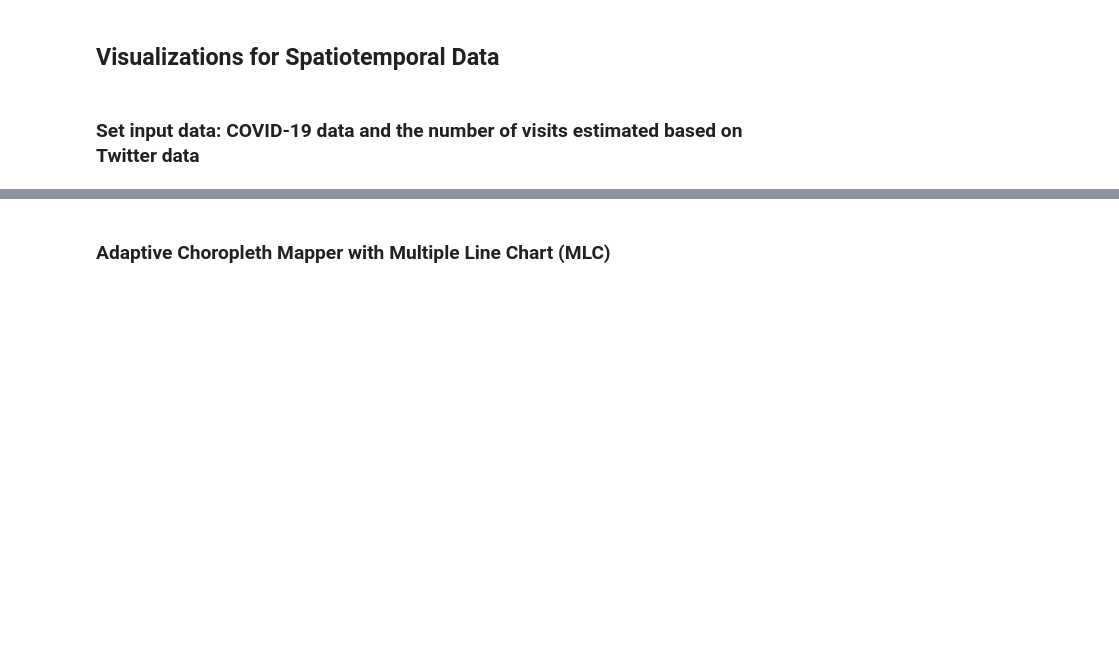
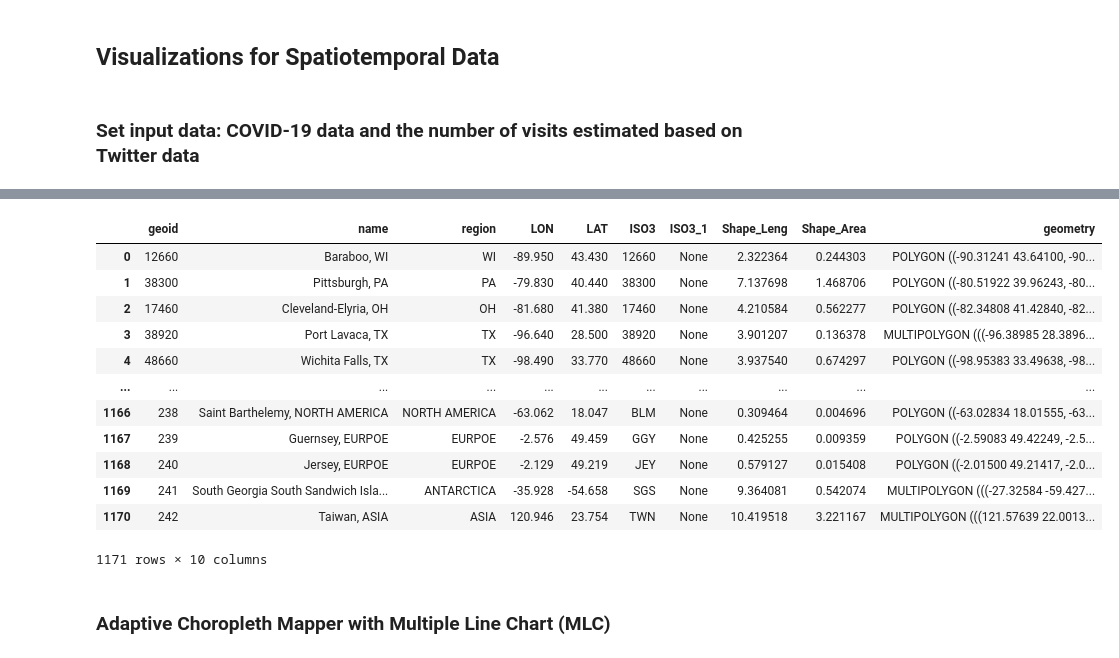
Before and after one commit to cybergis/CyberGIS-Vis, a Jupyter notebook: Quantitative_Data_Vis/Adaptive_Chropleth_Mapper.ipynb, the cells around one changed output, grey strips where cells are left out. Cells and saved outputs as stored; diff of their text form; code cells hidden in the pictures; blank space fills up the shorter version.

```diff
--- a/Quantitative_Data_Vis/Adaptive_Chropleth_Mapper.ipynb
+++ b/Quantitative_Data_Vis/Adaptive_Chropleth_Mapper.ipynb
@@ -17,7 +31,21 @@ Covid_Visits
 # %%
 shapefile_MSA = gpd.read_file("shp/MSA_country/msa_country.shp", dtype={'GEOID':str})
 shapefile_MSA = shapefile_MSA.rename(columns={'GEOID': 'geoid', 'NAME_1':'name'})
-shapefile
+shapefile_MSA
+# %% [output]
+|  | geoid | name | region | LON | LAT | ISO3 | ISO3_1 | Shape_Leng | Shape_Area | geometry |
+| 0 | 12660 | Baraboo, WI | WI | -89.950 | 43.430 | 12660 | None | 2.322364 | 0.244303 | POLYGON ((-90.31241 43.64100, -90... |
+| 1 | 38300 | Pittsburgh, PA | PA | -79.830 | 40.440 | 38300 | None | 7.137698 | 1.468706 | POLYGON ((-80.51922 39.96243, -80... |
+| 2 | 17460 | Cleveland-Elyria, OH | OH | -81.680 | 41.380 | 17460 | None | 4.210584 | 0.562277 | POLYGON ((-82.34808 41.42840, -82... |
+| 3 | 38920 | Port Lavaca, TX | TX | -96.640 | 28.500 | 38920 | None | 3.901207 | 0.136378 | MULTIPOLYGON (((-96.38985 28.3896... |
+| 4 | 48660 | Wichita Falls, TX | TX | -98.490 | 33.770 | 48660 | None | 3.937540 | 0.674297 | POLYGON ((-98.95383 33.49638, -98... |
+| ... | ... | ... | ... | ... | ... | ... | ... | ... | ... | ... |
+| 1166 | 238 | Saint Barthelemy, NORTH AMERICA | NORTH AMERICA | -63.062 | 18.047 | BLM | None | 0.309464 | 0.004696 | POLYGON ((-63.02834 18.01555, -63... |
+| 1167 | 239 | Guernsey, EURPOE | EURPOE | -2.576 | 49.459 | GGY | None | 0.425255 | 0.009359 | POLYGON ((-2.59083 49.42249, -2.5... |
+| 1168 | 240 | Jersey, EURPOE | EURPOE | -2.129 | 49.219 | JEY | None | 0.579127 | 0.015408 | POLYGON ((-2.01500 49.21417, -2.0... |
+| 1169 | 241 | South Georgia South Sandwich Isla... | ANTARCTICA | -35.928 | -54.658 | SGS | None | 9.364081 | 0.542074 | MULTIPOLYGON (((-27.32584 -59.427... |
+| 1170 | 242 | Taiwan, ASIA | ASIA | 120.946 | 23.754 | TWN | None | 10.419518 | 3.221167 | MULTIPOLYGON (((121.57639 22.0013... |
+1171 rows × 10 columns
 # %% [markdown]
 ### Adaptive Choropleth Mapper with Multiple Line Chart (MLC)
 # %%
```
Also changed, not shown: parts of 11 cells of this notebook, 37 other files.
